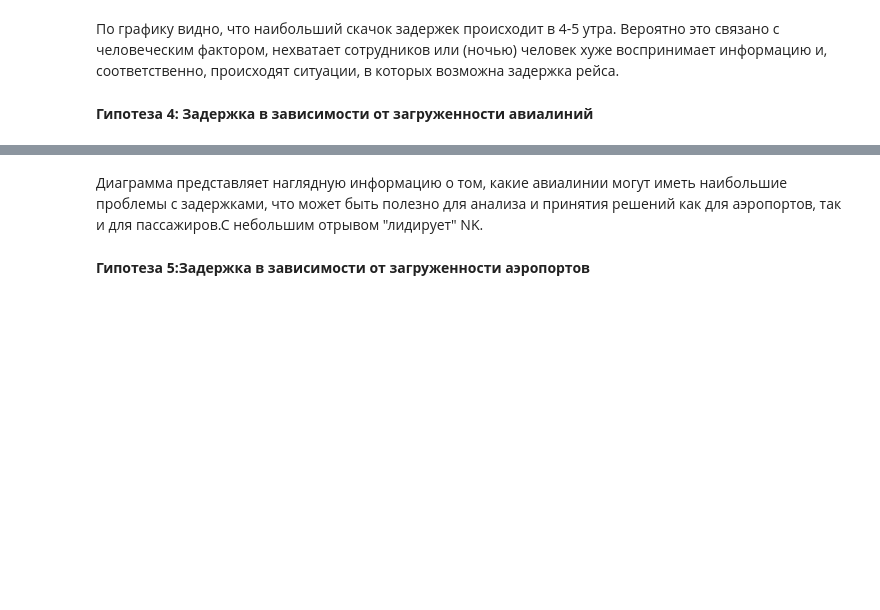
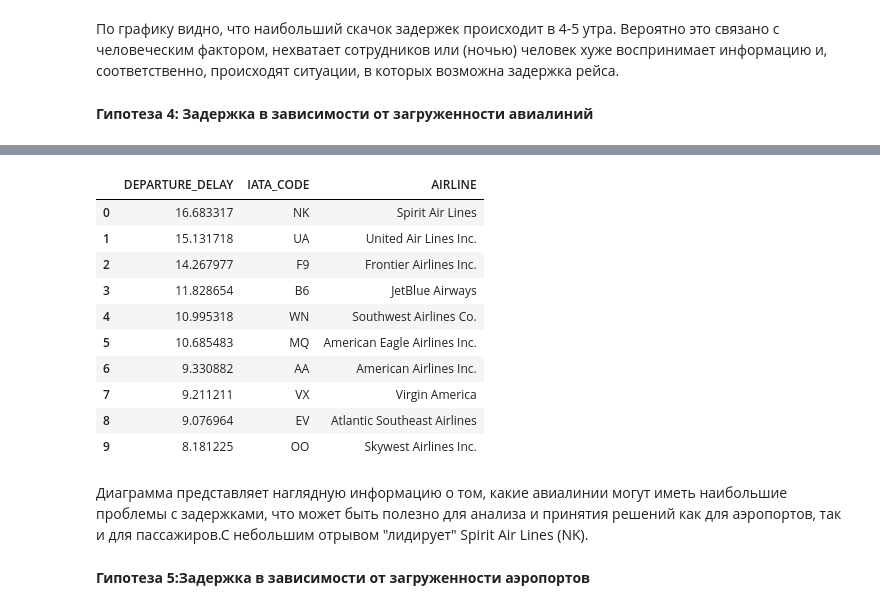
Before and after one commit to PaninaEkaterina/statprak, a Jupyter notebook: 4_pandas.ipynb, the cells around one changed output, grey strips where cells are left out. Drawn from its saved outputs; the diff is of its cells as text; code cells hidden in the pictures; blank space fills up the shorter version.

```diff
--- a/4_pandas.ipynb
+++ b/4_pandas.ipynb
@@ -157,5 +163,20 @@ plt.show()
+# %%
+#Выведем таблицу с названиями
+pd.merge(airline_avg, airlines, left_on="AIRLINE", right_on="IATA_CODE")
+# %% [output]
+|  | DEPARTURE_DELAY | IATA_CODE | AIRLINE |
+| 0 | 16.683317 | NK | Spirit Air Lines |
+| 1 | 15.131718 | UA | United Air Lines Inc. |
+| 2 | 14.267977 | F9 | Frontier Airlines Inc. |
+| 3 | 11.828654 | B6 | JetBlue Airways |
+| 4 | 10.995318 | WN | Southwest Airlines Co. |
+| 5 | 10.685483 | MQ | American Eagle Airlines Inc. |
+| 6 | 9.330882 | AA | American Airlines Inc. |
+| 7 | 9.211211 | VX | Virgin America |
+| 8 | 9.076964 | EV | Atlantic Southeast Airlines |
+| 9 | 8.181225 | OO | Skywest Airlines Inc. |
 # %% [markdown]
-Диаграмма представляет наглядную информацию о том, какие авиалинии могут иметь наибольшие проблемы с задержками, что может быть полезно для анализа и принятия решений как для аэропортов, так и для пассажиров.С небольшим отрывом "лидирует" NK.
+Диаграмма представляет наглядную информацию о том, какие авиалинии могут иметь наибольшие проблемы с задержками, что может быть полезно для анализа и принятия решений как для аэропортов, так и для пассажиров.С небольшим отрывом "лидирует" Spirit Air Lines (NK).
 # %% [markdown]
 **Гипотеза 5:Задержка в зависимости от загруженности аэропортов**
 # %%
```
Also changed, not shown: parts of 10 cells of this notebook.
